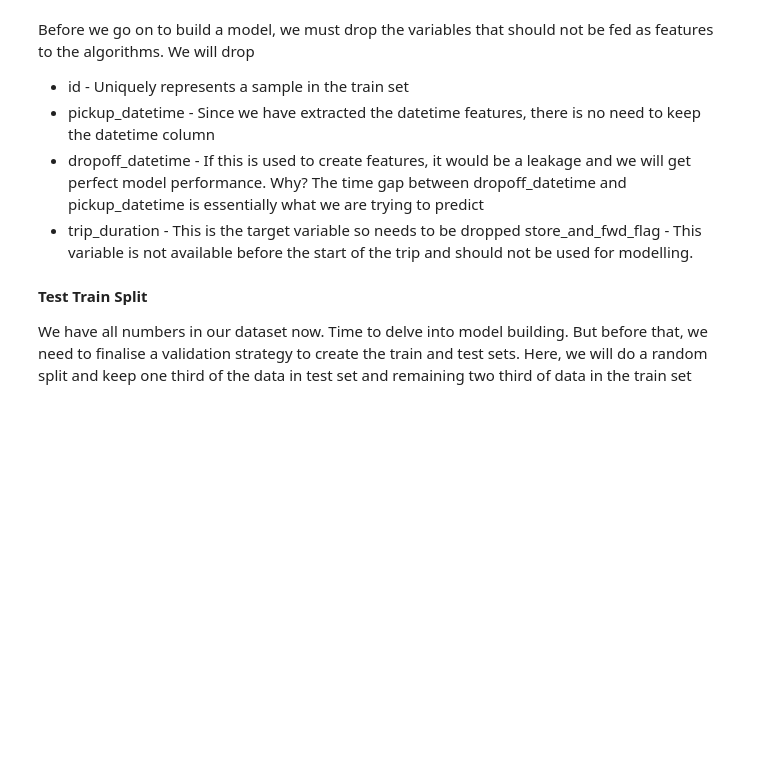
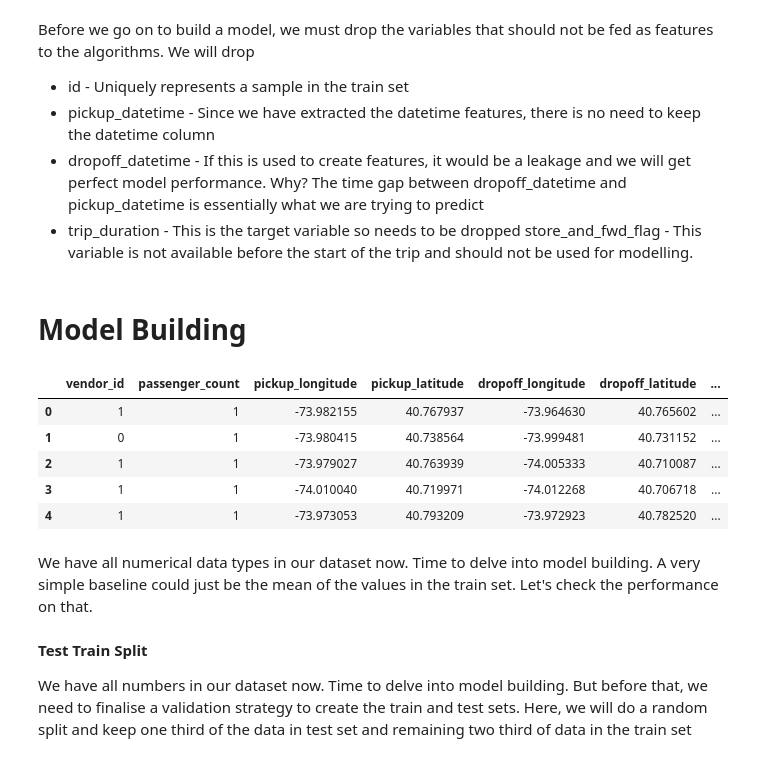
Before and after one commit to kumarirakhi19/NYC-Taxi-Trip-Time-Prediction-, a Jupyter notebook: NYC_TEAM_Capstone_Project.ipynb, the cells around one changed output. Drawn from its saved outputs; the diff is of its cells as text; code cells hidden in the pictures; blank space fills up the shorter version.

```diff
--- a/NYC_TEAM_Capstone_Project.ipynb
+++ b/NYC_TEAM_Capstone_Project.ipynb
@@ -645,13 +591,13 @@ def direction_array(lat1, lng1, lat2, lng2):
     return np.degrees(np.arctan2(y, x))
 
 
-dfm['haversine_distance'] = haversine_array(dfm['pickup_latitude'].values,
-                                                     dfm['pickup_longitude'].values,
-                                                     dfm['dropoff_latitude'].values,
-                                                     dfm['dropoff_longitude'].values)
+nyc['haversine_distance'] = haversine_array(nyc['pickup_latitude'].values,
+                                                     nyc['pickup_longitude'].values,
+                                                     nyc['dropoff_latitude'].values,
+                                                     nyc['dropoff_longitude'].values)
 
 
-dfm['direction'] = direction_array(dfm['pickup_latitude'].values,
-                                          dfm['pickup_longitude'].values,
-                                          dfm['dropoff_latitude'].values,
-                                          dfm['dropoff_longitude'].values)
+nyc['direction'] = direction_array(nyc['pickup_latitude'].values,
+                                          nyc['pickup_longitude'].values,
+                                          nyc['dropoff_latitude'].values,
+                                          nyc['dropoff_longitude'].values)
@@ -658,10 +608,10 @@ dfm['direction'] = direction_array(dfm['pickup_latitude'].values,
 # %%
 ## Binned Coordinates ###
-dfm['pickup_latitude_round3'] = np.round(dfm['pickup_latitude'],3)
-dfm['pickup_longitude_round3'] = np.round(dfm['pickup_longitude'],3)
+nyc['pickup_latitude_round3'] = np.round(nyc['pickup_latitude'],3)
+nyc['pickup_longitude_round3'] = np.round(nyc['pickup_longitude'],3)
 
-dfm['dropoff_latitude_round3'] = np.round(dfm['dropoff_latitude'],3)
-dfm['dropoff_longitude_round3'] = np.round(dfm['dropoff_longitude'],3)
+nyc['dropoff_latitude_round3'] = np.round(nyc['dropoff_latitude'],3)
+nyc['dropoff_longitude_round3'] = np.round(nyc['dropoff_longitude'],3)
 # %% [markdown]
 **One Hot Encoding**
 
@@ -675,5 +625,5 @@ Name: vendor_id, dtype: int64
 # %% [markdown]
 Now, there is not much difference in the frequencies of both and that might not make for an important feature. so we will just convert it to 0 and 1 by subtracting 1 from it
 # %%
-dfm['vendor_id'] = dfm['vendor_id'] - 1
+nyc['vendor_id'] = df['vendor_id'] - 1
 # %%
@@ -705,7 +655,20 @@ Before we go on to build a model, we must drop the variables that should not be
 * trip_duration - This is the target variable so needs to be dropped
 store_and_fwd_flag - This variable is not available before the start of the trip and should not be used for modelling.
 # %%
-dfm = dfm.drop(['id', 'pickup_datetime', 'dropoff_datetime', 'trip_duration','store_and_fwd_flag'], axis=1)
+nyc = nyc.drop(['id', 'pickup_datetime', 'dropoff_datetime', 'trip_duration','store_and_fwd_flag'], axis=1)
+# %% [markdown]
+# **Model Building**
+# %%
+nyc.head()
+# %% [output]
+|  | vendor_id | passenger_count | pickup_longitude | pickup_latitude | dropoff_longitude | dropoff_latitude | ... |
+| 0 | 1 | 1 | -73.982155 | 40.767937 | -73.964630 | 40.765602 | ... |
+| 1 | 0 | 1 | -73.980415 | 40.738564 | -73.999481 | 40.731152 | ... |
+| 2 | 1 | 1 | -73.979027 | 40.763939 | -74.005333 | 40.710087 | ... |
+| 3 | 1 | 1 | -74.010040 | 40.719971 | -74.012268 | 40.706718 | ... |
+| 4 | 1 | 1 | -73.973053 | 40.793209 | -73.972923 | 40.782520 | ... |
+# %% [markdown]
+We have all numerical data types in our dataset now. Time to delve into model building. A very simple baseline could just be the mean of the values in the train set. Let's check the performance on that.
 # %% [markdown]
 
 **Test Train Split**
```
Also changed, not shown: parts of 81 cells of this notebook.
